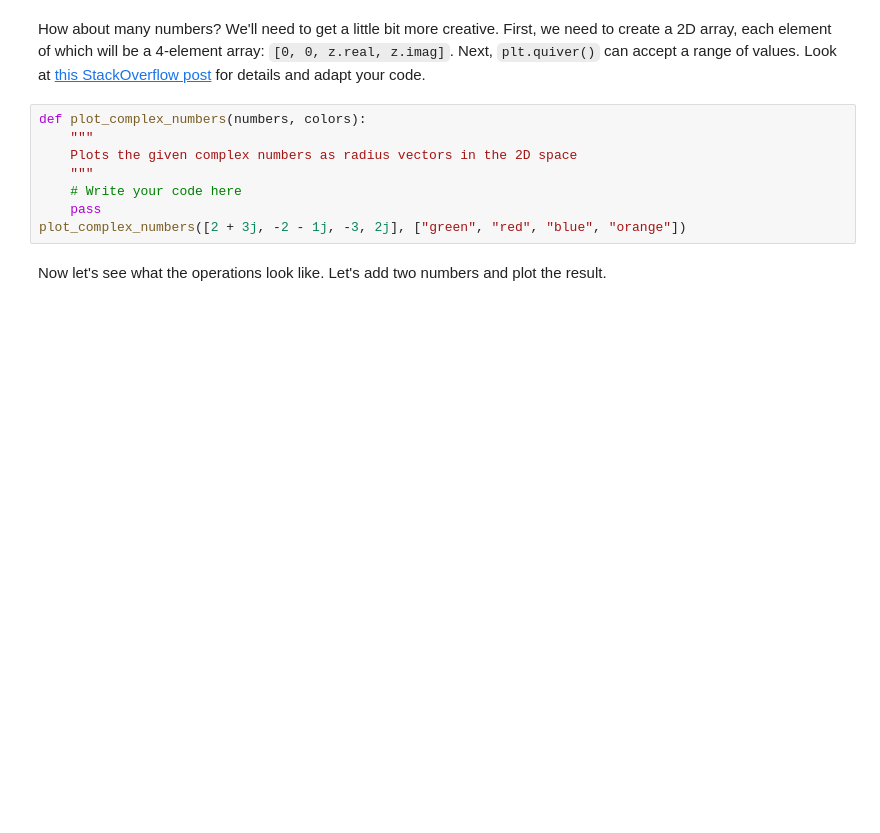
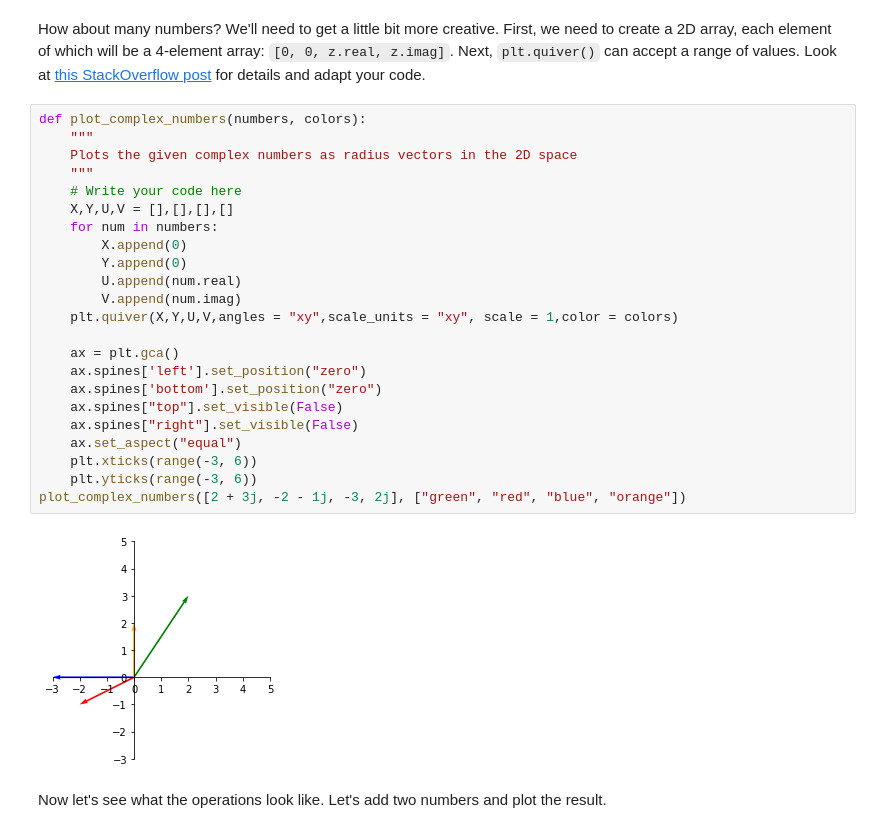
Before and after one commit to KostadinovK/Math-Concepts-For-Developers, a Jupyter notebook: 03-Basic-Algebra-Exercises/Basic Algebra Exercise.ipynb, the cells around one changed output. Cells and saved outputs as stored; diff of their text form; blank space fills up the shorter version.

```diff
--- a/03-Basic-Algebra-Exercises/Basic Algebra Exercise.ipynb
+++ b/03-Basic-Algebra-Exercises/Basic Algebra Exercise.ipynb
@@ -222,11 +240,28 @@ How about many numbers? We'll need to get a little bit more creative. First, we
 # %%
 def plot_complex_numbers(numbers, colors):
     """
     Plots the given complex numbers as radius vectors in the 2D space
     """
     # Write your code here
-    pass
+    X,Y,U,V = [],[],[],[]
+    for num in numbers:
+        X.append(0)
+        Y.append(0)
+        U.append(num.real)
+        V.append(num.imag)
+    plt.quiver(X,Y,U,V,angles = "xy",scale_units = "xy", scale = 1,color = colors)
+
+    ax = plt.gca()
+    ax.spines['left'].set_position("zero")
+    ax.spines['bottom'].set_position("zero")
+    ax.spines["top"].set_visible(False)
+    ax.spines["right"].set_visible(False)
+    ax.set_aspect("equal")
+    plt.xticks(range(-3, 6))
+    plt.yticks(range(-3, 6))
 plot_complex_numbers([2 + 3j, -2 - 1j, -3, 2j], ["green", "red", "blue", "orange"])
+# %% [output]
+[figure, added]
 # %% [markdown]
 Now let's see what the operations look like. Let's add two numbers and plot the result.
 # %%
```
Also changed, not shown: parts of 13 cells of this notebook.
